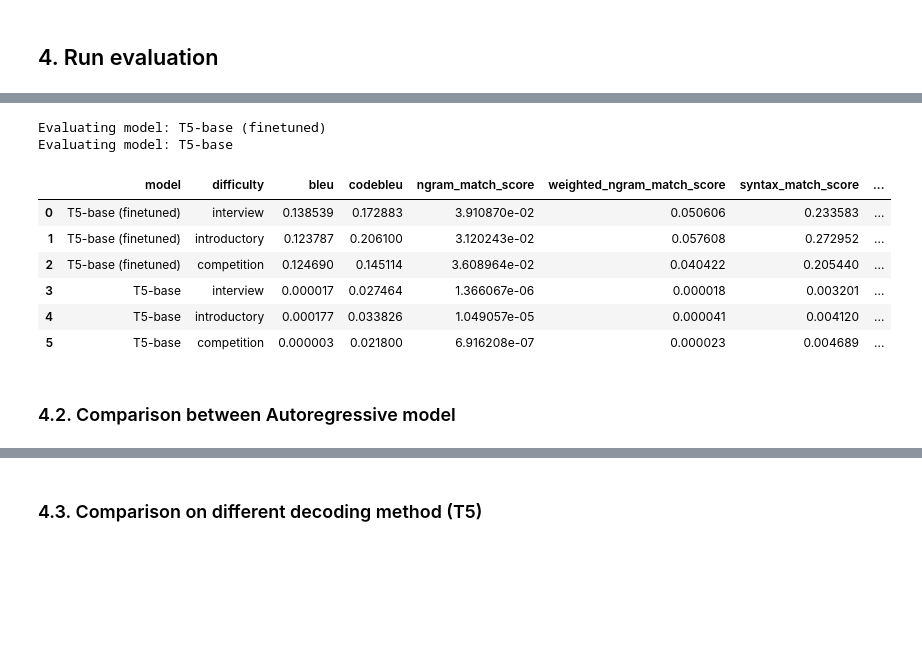
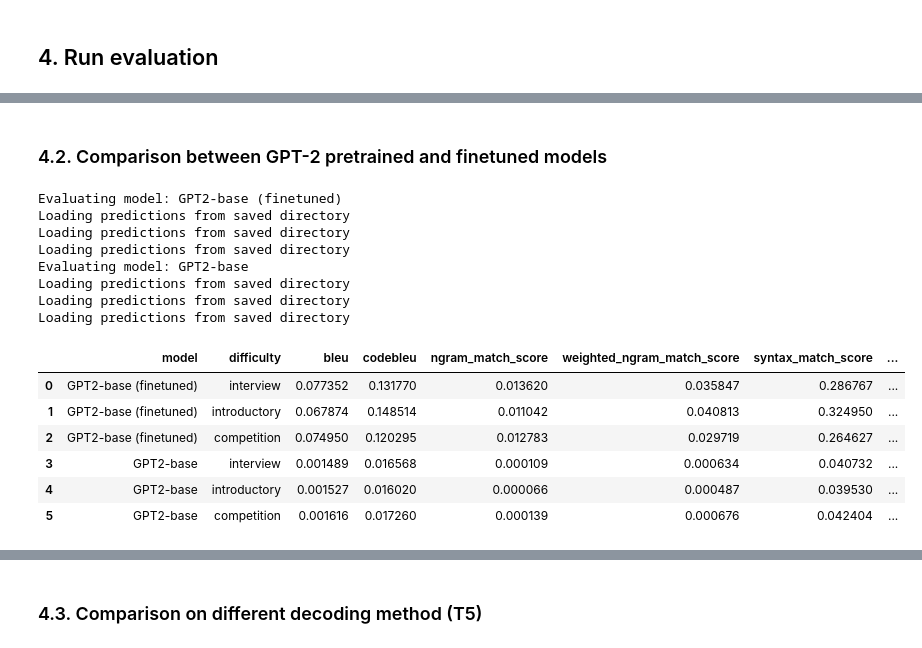
Before and after one commit to 18520339/python-auto-coder, a Jupyter notebook: code_generation_evaluation.ipynb, the cells around one changed output, grey strips where cells are left out. Cells and saved outputs as stored; diff of their text form; code cells hidden in the pictures; blank space fills up the shorter version.

```diff
--- a/code_generation_evaluation.ipynb
+++ b/code_generation_evaluation.ipynb
@@ -92,9 +92,8 @@ def tokenize_function_for_auto_regressive_evaluation(example, tokenizer): # toke
     inputs['labels'] = labels
     return inputs
 # %%
-cpa_dataset = load_dataset('codeparrot/apps')
+cpa_dataset = load_dataset('codeparrot/apps', download_mode='force_redownload')
 cpa_test_set = cpa_dataset["test"]
-
 cleaned_cpa_test_set = cpa_test_set.map(clean_dataset, batched=True, remove_columns=cpa_test_set.column_names)
 # %% [output]
 The secret `HF_TOKEN` does not exist in your Colab secrets.
@@ -307,5 +313,7 @@ def evaluate_autoregressive_model(model, tokenizer, test_dataset, generation_con
 # %% [markdown]
 ## 4. Run evaluation
+# %%
+read_saved_preds = True ## control if we want to run evaluation from scratch or run it all saved predictions
 # %%
 import os, pickle
 saved_predictions_path = "/content/drive/MyDrive/NLP_Code_Generation/saved_predictions"
@@ -320,52 +383,60 @@ if not os.path.exists(saved_predictions_path):
+# %% [markdown]
+### 4.2. Comparison between GPT-2 pretrained and finetuned models
 # %%
 all_metric_names = ['bleu', 'codebleu', 'ngram_match_score', 'weighted_ngram_match_score', 'syntax_match_score', 'dataflow_match_score', 'rouge1', 'rouge2', 'rougeL', 'meteor']
 model_comparison_results_df = pd.DataFrame(columns=['model', 'difficulty', *all_metric_names])
 
 # all_difficulty_lvls = ['all'] + list(set(cleaned_cpa_test_set['difficulty']))
 all_difficulty_lvls = list(set(cleaned_cpa_test_set['difficulty']))
+
 def select_samples_based_on_difficulties(dataset, difficulty='all'):
   return dataset if (difficulty == 'all') else dataset.filter(lambda example: example['difficulty'] == difficulty)
 
-for model_name in ["T5-base (finetuned)", "T5-base"]:
+for model_name in ["GPT2-base (finetuned)", "GPT2-base"]:
   print(f"Evaluating model: {model_name}")
   model = all_models[model_name]["model"]
   tokenizer = all_models[model_name]["tokenizer"]
 
   ## for each difficulty levels
   for lvl in all_difficulty_lvls:
     ### Run eval from scratch ###
-    # Filter out the test set to only the current level
-    # test_dataset_lvl = select_samples_based_on_difficulties(cleaned_cpa_test_set, difficulty=lvl) # test
-    ## Run evaluation
-    # metrics, preds = evaluate_seq2seq_model(model, tokenizer, test_dataset_lvl)
-    # Save pred path for later use
-    # with open(os.path.join(saved_predictions_path, f"{model_name}_{lvl}_predictions.pkl"), "wb") as f:
-    #   pickle.dump(preds, f)
+    if not read_saved_preds:
+      print("Running evaluation from scratch")
+      # Filter out the test set to only the current level
+      test_dataset_lvl = select_samples_based_on_difficulties(cleaned_cpa_test_set, difficulty=lvl)
+      metrics, preds = evaluate_autoregressive_model(model, tokenizer, test_dataset_lvl)
+      # Save pred path for later use
+      with open(os.path.join(saved_predictions_path, f"{model_name}_{lvl}_predictions.pkl"), "wb") as f:
+        pickle.dump(preds, f)
+      model_comparison_results_df.loc[len(model_comparison_results_df)] = [model_name, lvl] + [metrics[x] for x in all_metric_names]
 
-    # model_comparison_results_df.loc[len(model_comparison_results_df)] = [model_name, lvl, metrics['test_bleu'], metrics['test_codebleu'], metrics['test_rouge1'], metrics['test_rouge2'], metrics['test_rougeL'], metrics['test_meteor']]
+    ### Run eval from saved predictions
+    else:
+      print("Loading predictions from saved directory")
+      with open(os.path.join(saved_predictions_path, f"{model_name}_{lvl}_predictions.pkl"), "rb") as f:
+        preds = pickle.load(f)
+      metrics = compute_metrics(preds, tokenizer)
 
-    ### Run eval from saved predictions ###
-    with open(os.path.join(saved_predictions_path, f"{model_name}_{lvl}_predictions.pkl"), "rb") as f:
-      preds = pickle.load(f)
-
-    metrics = compute_metrics(preds, tokenizer)
     model_comparison_results_df.loc[len(model_comparison_results_df)] = [model_name, lvl] + [metrics[x] for x in all_metric_names]
-
 
 # model_comparison_results_df = model_comparison_results_df.pivot(index="model", columns="difficulty", values=all_metric_names)
 # model_comparison_results_df = model_comparison_results_df.sort_index(axis=1, level=1)
 # model_comparison_results_df.columns = pd.MultiIndex.from_tuples([(d, m) for m, d in model_comparison_results_df.columns])
-model_comparison_results_df.to_excel(os.path.join(saved_results_path, "seq2seq_model_comparison_results.xlsx"))
+model_comparison_results_df.to_excel(os.path.join(saved_results_path, "gpt2_model_comparison_results.xlsx"))
 model_comparison_results_df
 # %% [output]
-Evaluating model: T5-base (finetuned)
-Evaluating model: T5-base
+Evaluating model: GPT2-base (finetuned)
+Loading predictions from saved directory
+Loading predictions from saved directory
+Loading predictions from saved directory
+Evaluating model: GPT2-base
+Loading predictions from saved directory
+Loading predictions from saved directory
+Loading predictions from saved directory
 |  | model | difficulty | bleu | codebleu | ngram_match_score | weighted_ngram_match_score | syntax_match_score | ... |
-| 0 | T5-base (finetuned) | interview | 0.138539 | 0.172883 | 3.910870e-02 | 0.050606 | 0.233583 | ... |
-| 1 | T5-base (finetuned) | introductory | 0.123787 | 0.206100 | 3.120243e-02 | 0.057608 | 0.272952 | ... |
-| 2 | T5-base (finetuned) | competition | 0.124690 | 0.145114 | 3.608964e-02 | 0.040422 | 0.205440 | ... |
-| 3 | T5-base | interview | 0.000017 | 0.027464 | 1.366067e-06 | 0.000018 | 0.003201 | ... |
-| 4 | T5-base | introductory | 0.000177 | 0.033826 | 1.049057e-05 | 0.000041 | 0.004120 | ... |
-| 5 | T5-base | competition | 0.000003 | 0.021800 | 6.916208e-07 | 0.000023 | 0.004689 | ... |
+| 0 | GPT2-base (finetuned) | interview | 0.077352 | 0.131770 | 0.013620 | 0.035847 | 0.286767 | ... |
+| 1 | GPT2-base (finetuned) | introductory | 0.067874 | 0.148514 | 0.011042 | 0.040813 | 0.324950 | ... |
+| 2 | GPT2-base (finetuned) | competition | 0.074950 | 0.120295 | 0.012783 | 0.029719 | 0.264627 | ... |
+| 3 | GPT2-base | interview | 0.001489 | 0.016568 | 0.000109 | 0.000634 | 0.040732 | ... |
+| 4 | GPT2-base | introductory | 0.001527 | 0.016020 | 0.000066 | 0.000487 | 0.039530 | ... |
+| 5 | GPT2-base | competition | 0.001616 | 0.017260 | 0.000139 | 0.000676 | 0.042404 | ... |
-# %% [markdown]
-### 4.2. Comparison between Autoregressive model
```
Also changed, not shown: parts of 15 cells of this notebook, 12 other files.
